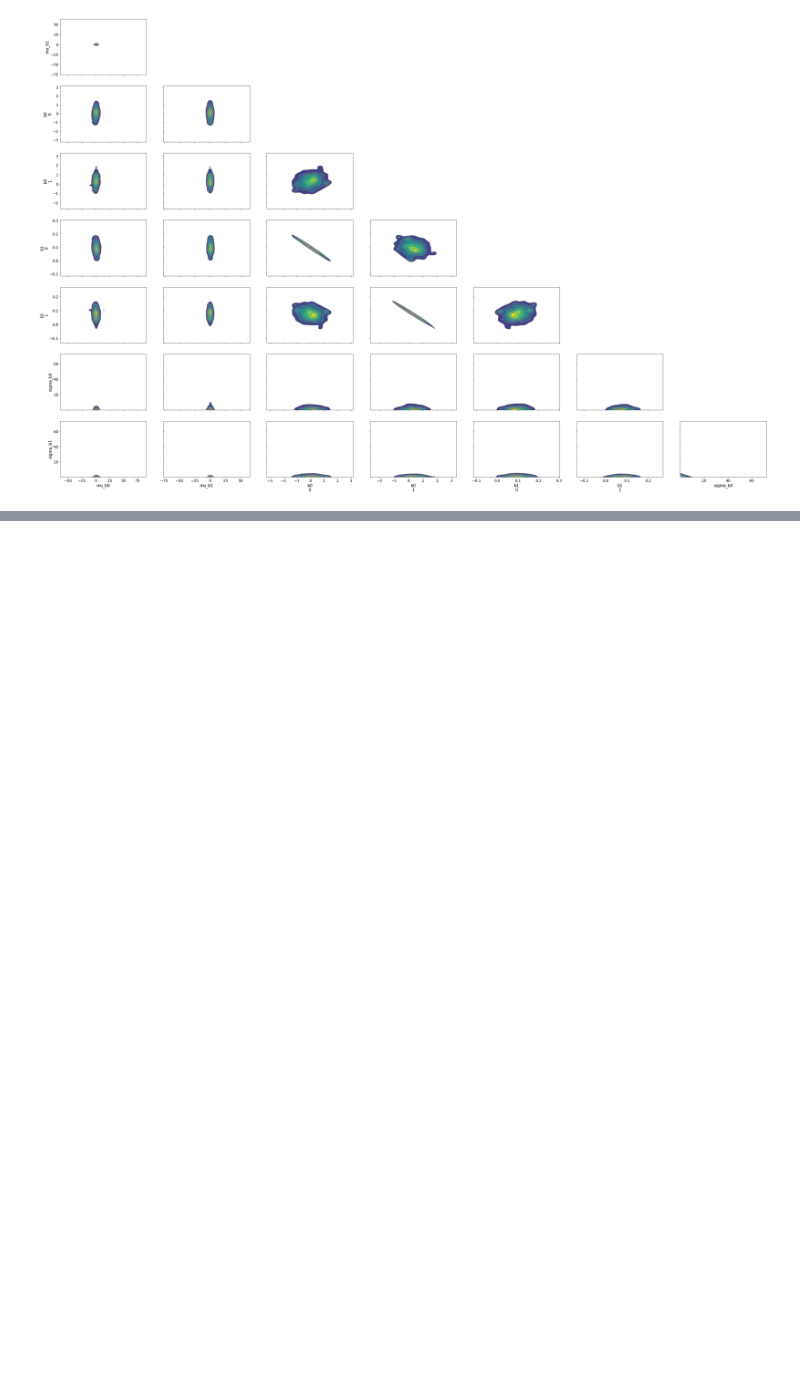
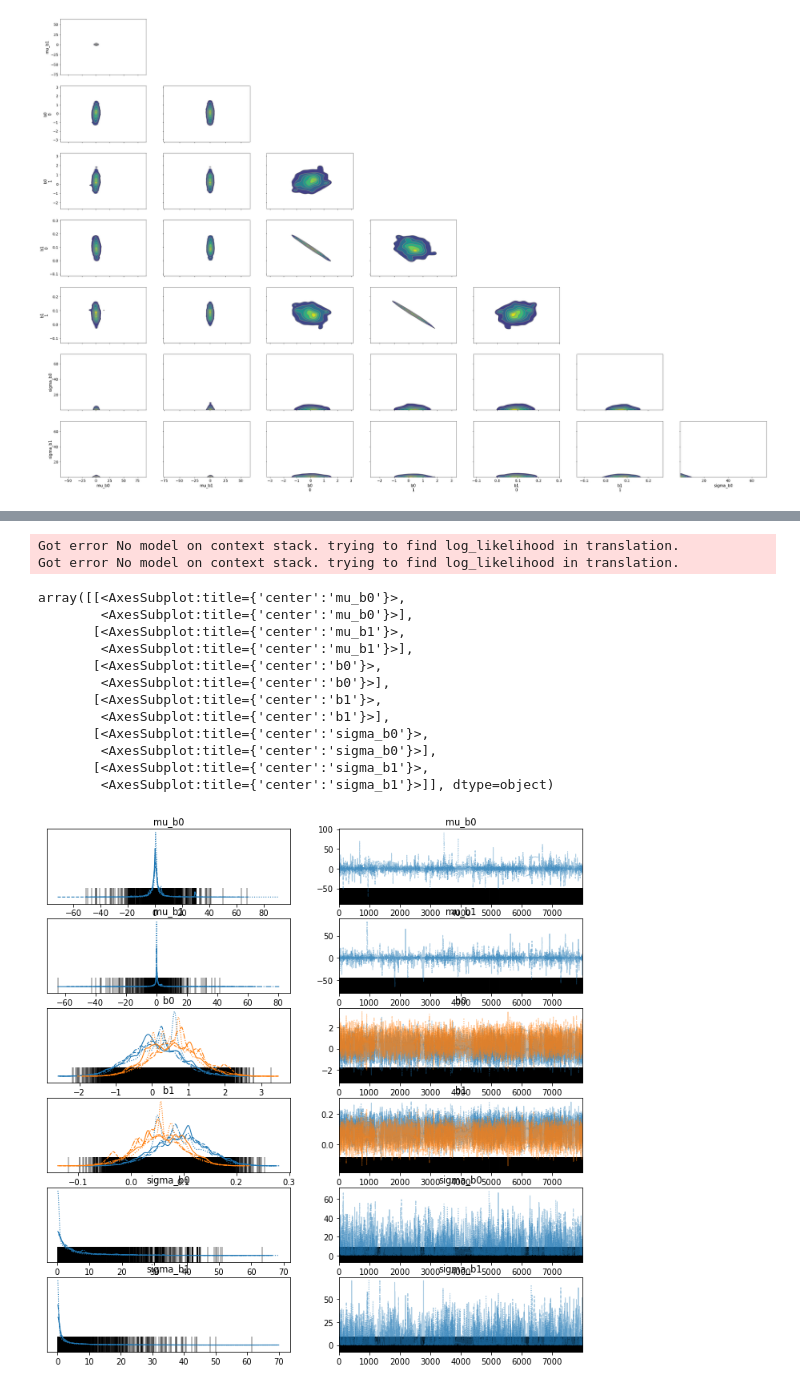
Before and after one commit to abogdan22/DS6040_Project, a Jupyter notebook: Modeling2.ipynb, the cells around one changed output, grey strips where cells are left out. Drawn from its saved outputs; the diff is of its cells as text; code cells hidden in the pictures; blank space fills up the shorter version.

```diff
--- a/Modeling2.ipynb
+++ b/Modeling2.ipynb
@@ -409,0 +552,3 @@ array([[<AxesSubplot:ylabel='mu_b1'>, <AxesSubplot:>, <AxesSubplot:>,
+# %%
+#doesn't create a warning
+df3 = df3.assign(party = df3.party.astype('category'))
@@ -409,0 +571,6 @@ array([[<AxesSubplot:ylabel='mu_b1'>, <AxesSubplot:>, <AxesSubplot:>,
+# %%
+party_idxs, parties = pd.factorize(df3.party)
+coords = {
+    "party": parties,
+    "obs_id": np.arange(len(party_idxs)),
+}
@@ -409,0 +585,31 @@ array([[<AxesSubplot:ylabel='mu_b1'>, <AxesSubplot:>, <AxesSubplot:>,
+# %%
+with pm.Model() as hierarchical_model_diff:
+    party_idx = pm.Data("party_idx", party_idxs)
+
+    # Hyperparameters for groups (states)
+    #mu_b0 = pm.Normal("mu_b0", mu=0.0, sigma=100)
+    #sigma_b0 = pm.HalfNormal("sigma_b0", 5.0)
+    #mu_b1 = pm.Normal("mu_b1", mu=0.0, sigma=100)
+    #sigma_b1 = pm.HalfNormal("sigma_b1", 5.0)
+
+    mu_b0 = pm.Normal("mu_b0", mu=0.0, sigma=100)
+    sigma_b0 = pm.HalfNormal("sigma_b0", 20.0)
+    mu_b1 = pm.Normal("mu_b1", mu=0.0, sigma=100)
+    sigma_b1 = pm.HalfNormal("sigma_b1", 20.0)
+
+    #b0 = pm.Normal("b0", mu=mu_b0, sigma=sigma_b0, shape = df2.log_inv.shape)
+    #b1 = pm.Normal("b1", mu=mu_b1, sigma=sigma_b1, shape = df2.log_inv.shape)
+    b0 = pm.Normal("b0", mu=mu_b0, sigma=sigma_b0, shape = 2)
+    b1 = pm.Normal("b1", mu=mu_b1, sigma=sigma_b1, shape = 2)
+
+    #define logistic model
+    #log_lambda = b0[party_idxs] + b1[party_idxs] * df2.log_rep.values
+    log_lambda = b0[party_idx] + b1[party_idx] * df3.log_diff.values
+
+    #Data Likelihood
+    y = pm.Poisson("y",
+                   mu = pm.math.exp(log_lambda),
+                   observed = df3.log_inv)
+# %%
+with hierarchical_model_diff:
+        trace = pm.sample(8000, init='adapt_diag', tune = 8000) #, target_accept = 0.9)
@@ -409,0 +632,18 @@ array([[<AxesSubplot:ylabel='mu_b1'>, <AxesSubplot:>, <AxesSubplot:>,
+# %%
+az.plot_trace(trace)
+# %% [output]
+Got error No model on context stack. trying to find log_likelihood in translation.
+Got error No model on context stack. trying to find log_likelihood in translation.
+array([[<AxesSubplot:title={'center':'mu_b0'}>,
+        <AxesSubplot:title={'center':'mu_b0'}>],
+       [<AxesSubplot:title={'center':'mu_b1'}>,
+        <AxesSubplot:title={'center':'mu_b1'}>],
+       [<AxesSubplot:title={'center':'b0'}>,
+        <AxesSubplot:title={'center':'b0'}>],
+       [<AxesSubplot:title={'center':'b1'}>,
+        <AxesSubplot:title={'center':'b1'}>],
+       [<AxesSubplot:title={'center':'sigma_b0'}>,
+        <AxesSubplot:title={'center':'sigma_b0'}>],
+       [<AxesSubplot:title={'center':'sigma_b1'}>,
+        <AxesSubplot:title={'center':'sigma_b1'}>]], dtype=object)
+[figure, added]
```
Also changed, not shown: parts of 27 cells of this notebook.
